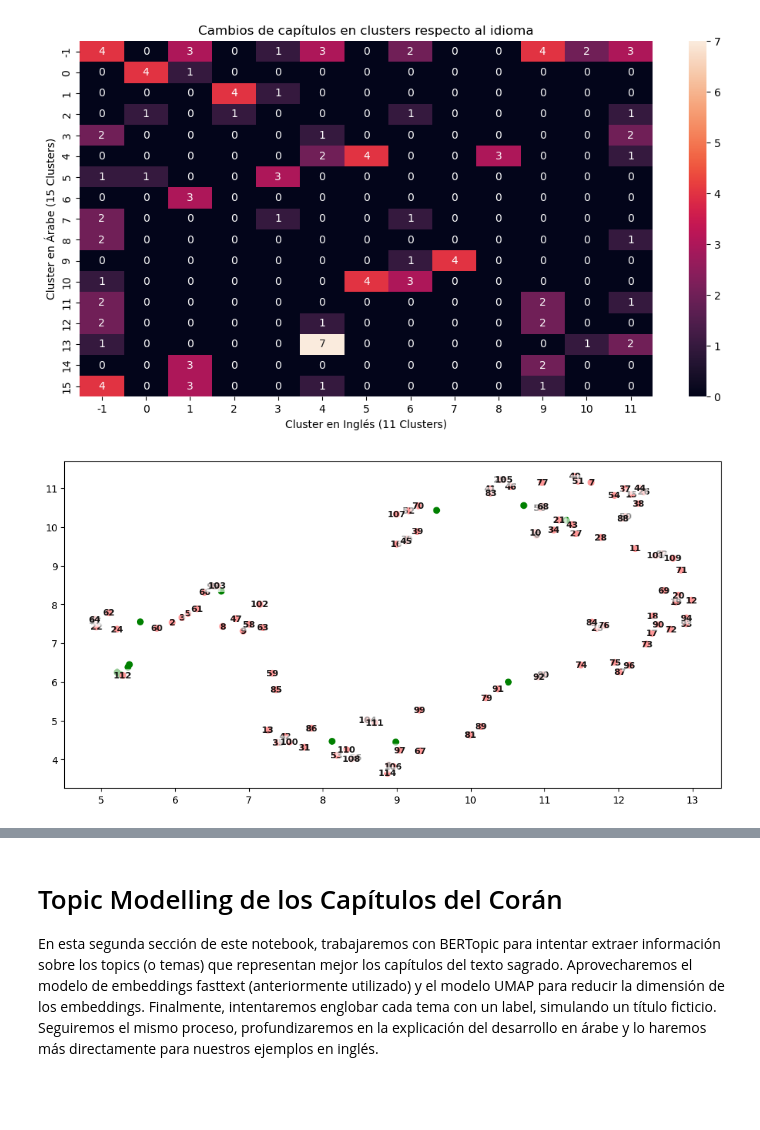
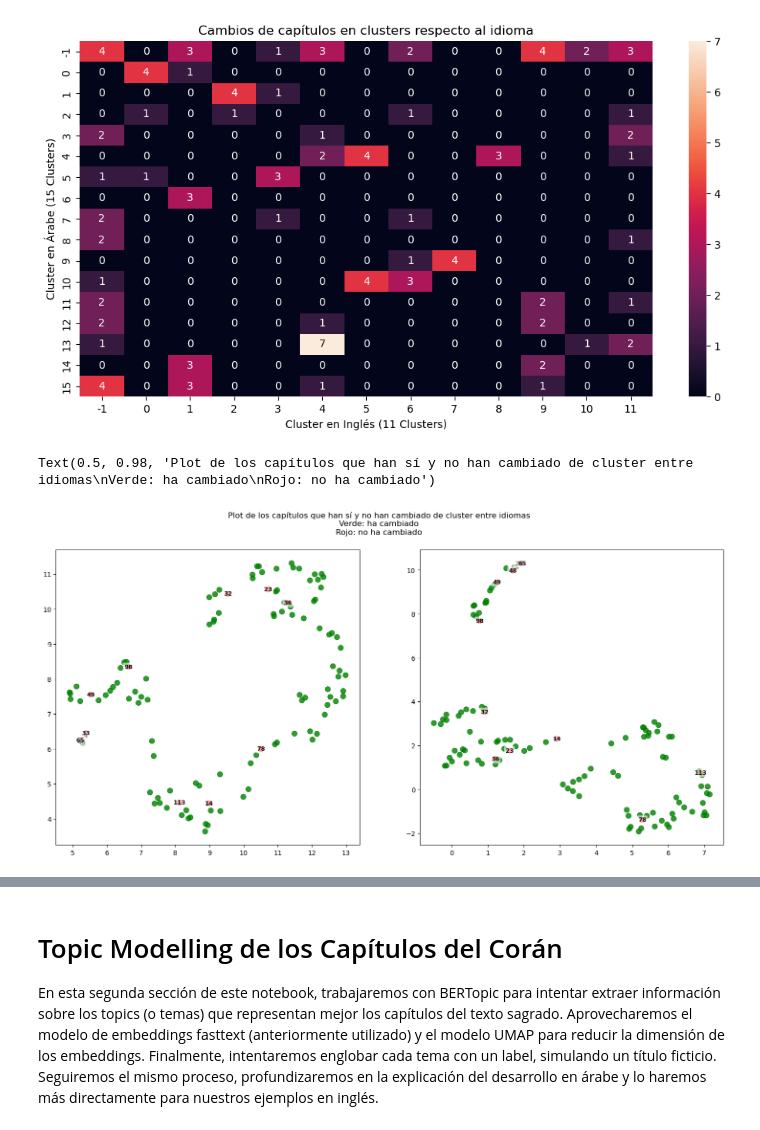
Before and after one commit to UnaiOlaiz/NLP-Group-Project, a Jupyter notebook: src/Generador de Topics + Clustering.ipynb, the cells around one changed output, grey strips where cells are left out. Saved outputs shown, nothing was run; the diff lists cells and outputs as text; code cells hidden in the pictures; blank space fills up the shorter version.

```diff
--- a/src/Generador de Topics + Clustering.ipynb
+++ b/src/Generador de Topics + Clustering.ipynb
@@ -298,22 +298,59 @@ plt.ylabel("Cluster en Árabe (15 Clusters)")
 # %% [output]
 Text(120.72222222222221, 0.5, 'Cluster en Árabe (15 Clusters)')
 [figure]
-# %%
-plt.figure(figsize=(12,6))
-plt.scatter(X_2D_ar[:,0], X_2D_ar[:,1], c=compare_df["cambio"].map({True: "red", False: "green"}))
-for i, row in compare_df.iterrows():
-    if row["cambio"] == True:
-        plt.text(
-            X_2D_ar[i, 0],
-            X_2D_ar[i, 1],
-            str(row["capitulo"]),         # número del capítulo
-            fontsize=9,
-            fontweight='bold',
-            ha='center',
-            va='center',
-            color='black',
-            alpha=0.9,
-            bbox=dict(facecolor='white', alpha=0.6, edgecolor='none', boxstyle='round,pad=0.2')
-        )
-# %% [output]
-[figure, removed]
+# %%
+fig, axes = plt.subplots(1, 2, figsize=(18, 8))
+
+ax = axes[0]
+scatter_ar = ax.scatter(
+    X_2D_ar[:, 0],
+    X_2D_ar[:, 1],
+    c=compare_df["cambio"].map({True: "green", False: "red"}),
+    s=60,
+    alpha=0.8
+)
+
+for i, row in compare_df.iterrows():
+    if row["cambio"] == False:
+        ax.text(
+            X_2D_ar[i, 0],
+            X_2D_ar[i, 1],
+            str(row["capitulo"]),
+            fontsize=9,
+            fontweight='bold',
+            ha='center',
+            va='center',
+            color='black',
+            alpha=0.9,
+            bbox=dict(facecolor='white', alpha=0.6, edgecolor='none', boxstyle='round,pad=0.2')
+        )
+
+
+ax = axes[1]
+scatter_eng = ax.scatter(
+    X_2D_eng[:, 0],
+    X_2D_eng[:, 1],
+    c=compare_df["cambio"].map({True: "green", False: "red"}),
+    s=60,
+    alpha=0.8
+)
+
+for i, row in compare_df.iterrows():
+    if row["cambio"] == False:
+        ax.text(
+            X_2D_eng[i, 0],
+            X_2D_eng[i, 1],
+            str(row["capitulo"]),
+            fontsize=9,
+            fontweight='bold',
+            ha='center',
+            va='center',
+            color='black',
+            alpha=0.9,
+            bbox=dict(facecolor='white', alpha=0.6, edgecolor='none', boxstyle='round,pad=0.2')
+        )
+
+plt.suptitle("Plot de los capítulos que han sí y no han cambiado de cluster entre idiomas\nVerde: ha cambiado\nRojo: no ha cambiado")
+# %% [output]
+Text(0.5, 0.98, 'Plot de los capítulos que han sí y no han cambiado de cluster entre idiomas\nVerde: ha cambiado\nRojo: no ha cambiado')
+[figure, added]
```
Also changed, not shown: parts of 1 cell of this notebook.
